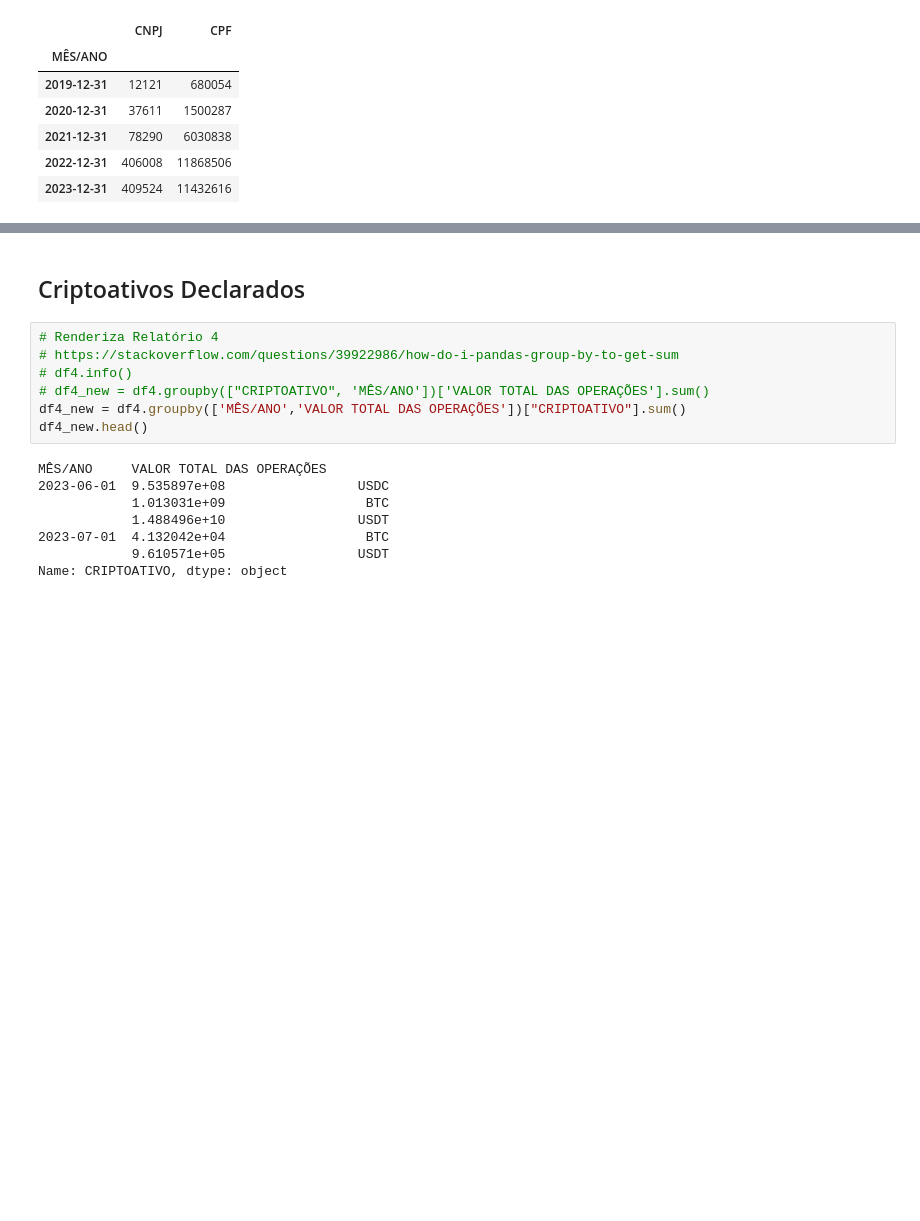
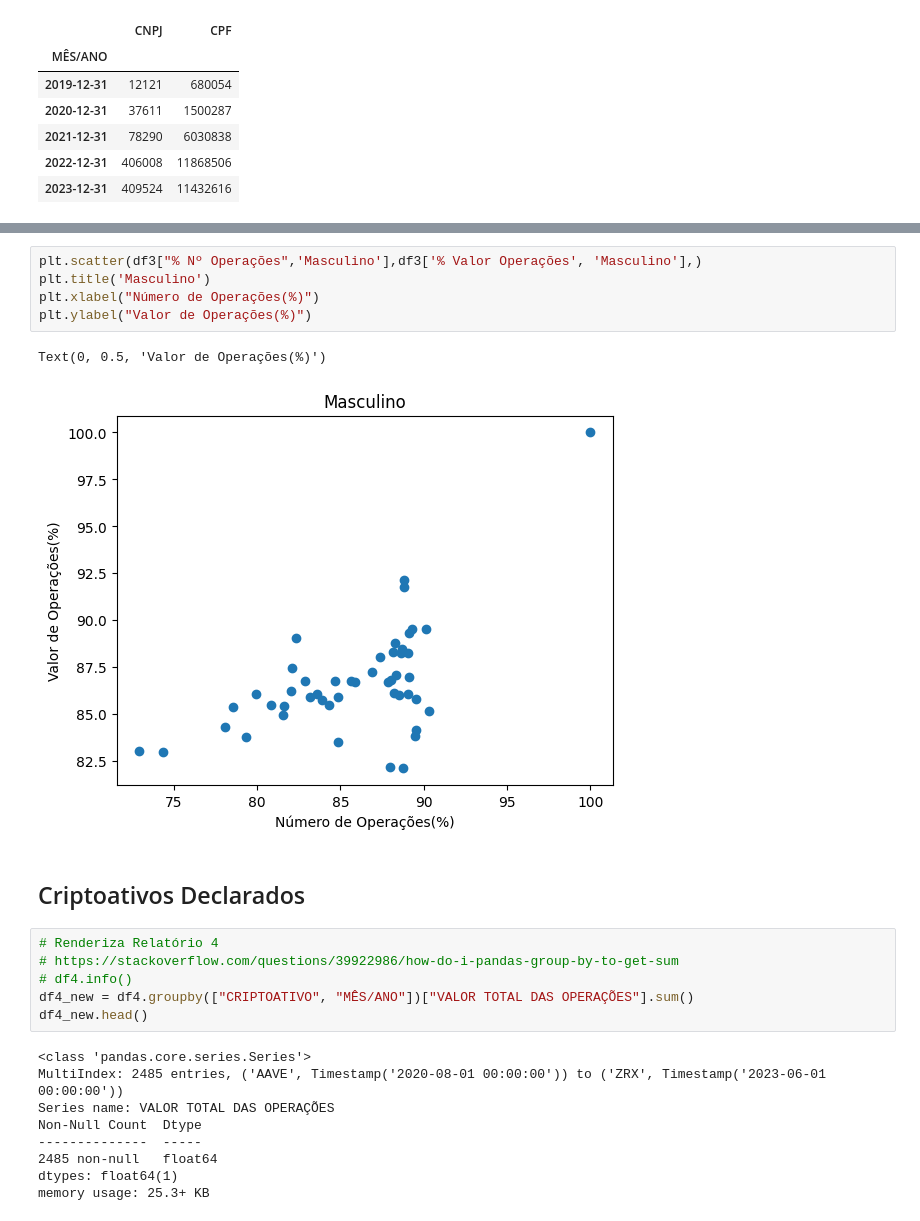
Before and after one commit to thamiresfalbo/tcc-estacio, a Jupyter notebook: notebook/main.ipynb, the cells around one changed output, grey strips where cells are left out. Drawn from its saved outputs; the diff is of its cells as text; blank space fills up the shorter version.

```diff
--- a/notebook/main.ipynb
+++ b/notebook/main.ipynb
@@ -117,17 +114,25 @@ df3.head()
+# %%
+plt.scatter(df3["% Nº Operações",'Masculino'],df3['% Valor Operações', 'Masculino'],)
+plt.title('Masculino')
+plt.xlabel("Número de Operações(%)")
+plt.ylabel("Valor de Operações(%)")
+# %% [output]
+Text(0, 0.5, 'Valor de Operações(%)')
+[figure, added]
 # %% [markdown]
 ## Criptoativos Declarados
 # %%
 # Renderiza Relatório 4
 # https://stackoverflow.com/questions/39922986/how-do-i-pandas-group-by-to-get-sum
 # df4.info()
-# df4_new = df4.groupby(["CRIPTOATIVO", 'MÊS/ANO'])['VALOR TOTAL DAS OPERAÇÕES'].sum()
-df4_new = df4.groupby(['MÊS/ANO','VALOR TOTAL DAS OPERAÇÕES'])["CRIPTOATIVO"].sum()
+df4_new = df4.groupby(["CRIPTOATIVO", "MÊS/ANO"])["VALOR TOTAL DAS OPERAÇÕES"].sum()
 df4_new.head()
 # %% [output]
-MÊS/ANO     VALOR TOTAL DAS OPERAÇÕES
-2023-06-01  9.535897e+08                 USDC
-            1.013031e+09                  BTC
-            1.488496e+10                 USDT
-2023-07-01  4.132042e+04                  BTC
-            9.610571e+05                 USDT
-Name: CRIPTOATIVO, dtype: object
+<class 'pandas.core.series.Series'>
+MultiIndex: 2485 entries, ('AAVE', Timestamp('2020-08-01 00:00:00')) to ('ZRX', Timestamp('2023-06-01 00:00:00'))
+Series name: VALOR TOTAL DAS OPERAÇÕES
+Non-Null Count  Dtype
+--------------  -----
+2485 non-null   float64
+dtypes: float64(1)
+memory usage: 25.3+ KB
```
Also changed, not shown: parts of 7 cells of this notebook, 1 other file.
